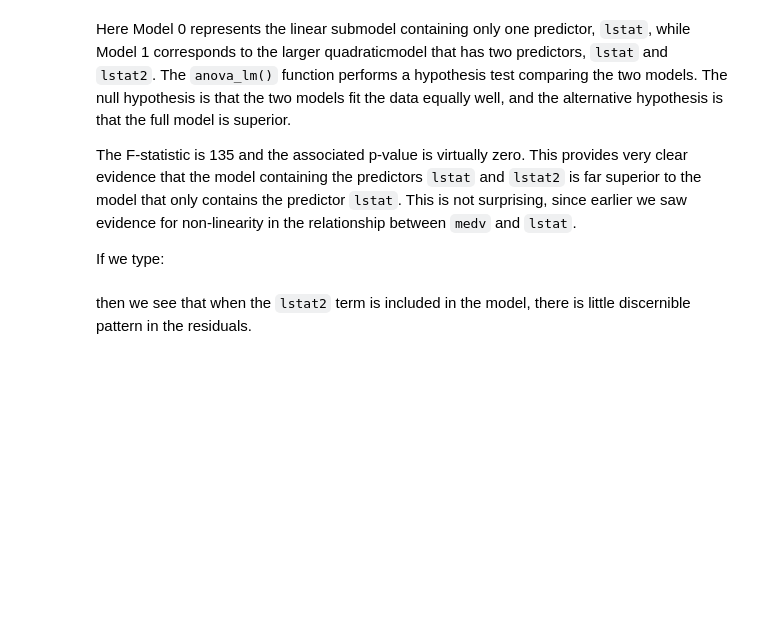
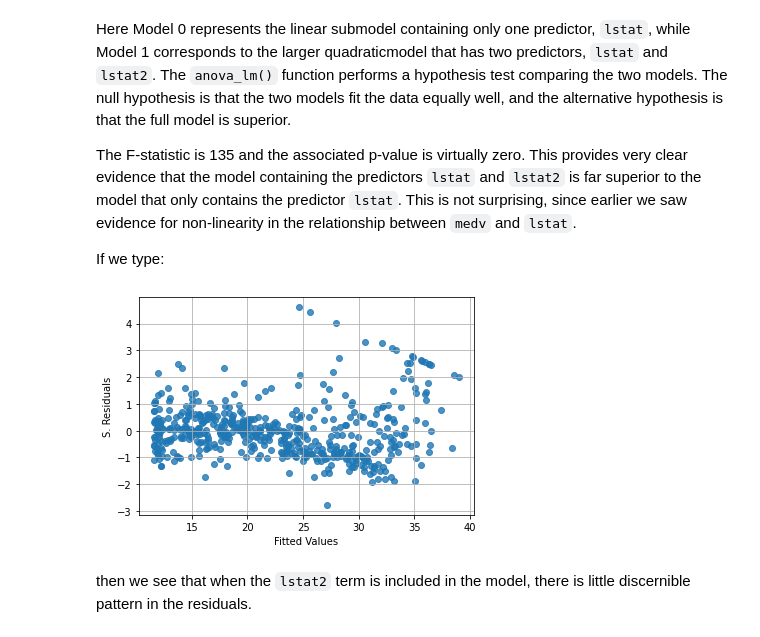
Before and after one commit to prokaj/stat-learning-2022, a Jupyter notebook: week1/Lab_Ch3-Linear_Regression_in_Python.ipynb, the cells around one changed output. Saved outputs shown, nothing was run; the diff lists cells and outputs as text; code cells hidden in the pictures; blank space fills up the shorter version.

```diff
--- a/week1/Lab_Ch3-Linear_Regression_in_Python.ipynb
+++ b/week1/Lab_Ch3-Linear_Regression_in_Python.ipynb
@@ -492,9 +704,11 @@ If we type:
 # %%
 fitted_values = pd.Series(lm.fit2.fittedvalues, name="Fitted Values")
 residuals = pd.Series(lm.fit2.get_influence().resid_studentized, name="S. Residuals")
-sns.regplot(x=fitted_values, y=s_residuals,  fit_reg=False)
+sns.regplot(x=fitted_values, y=residuals,  fit_reg=False)
 plt.grid()
 plt.show()
+# %% [output]
+[figure, added]
 # %% [markdown]
 then we see that when the `lstat2` term is included in the model, there is little discernible pattern in the residuals.
 # %% [markdown]
```
Also changed, not shown: parts of 24 cells of this notebook.
